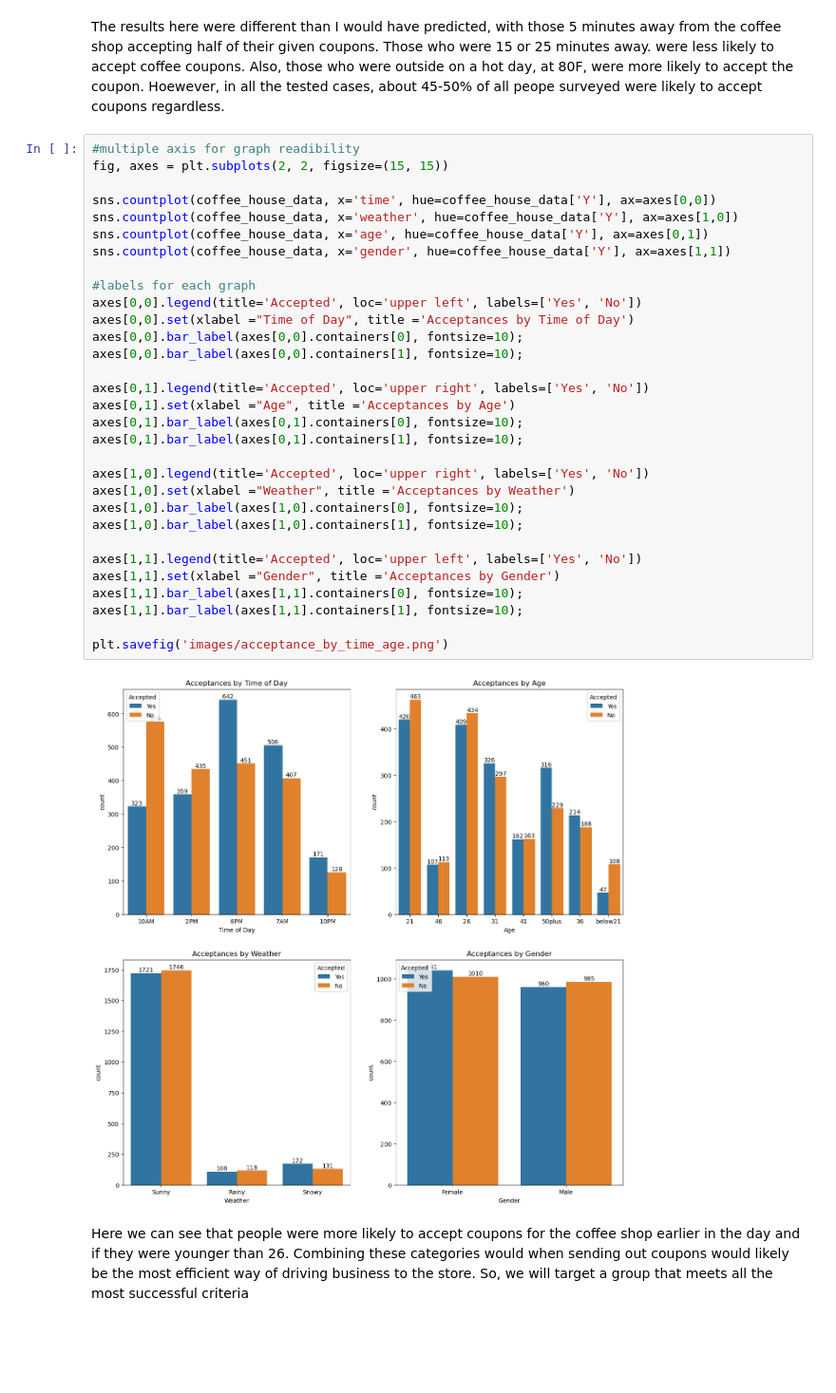
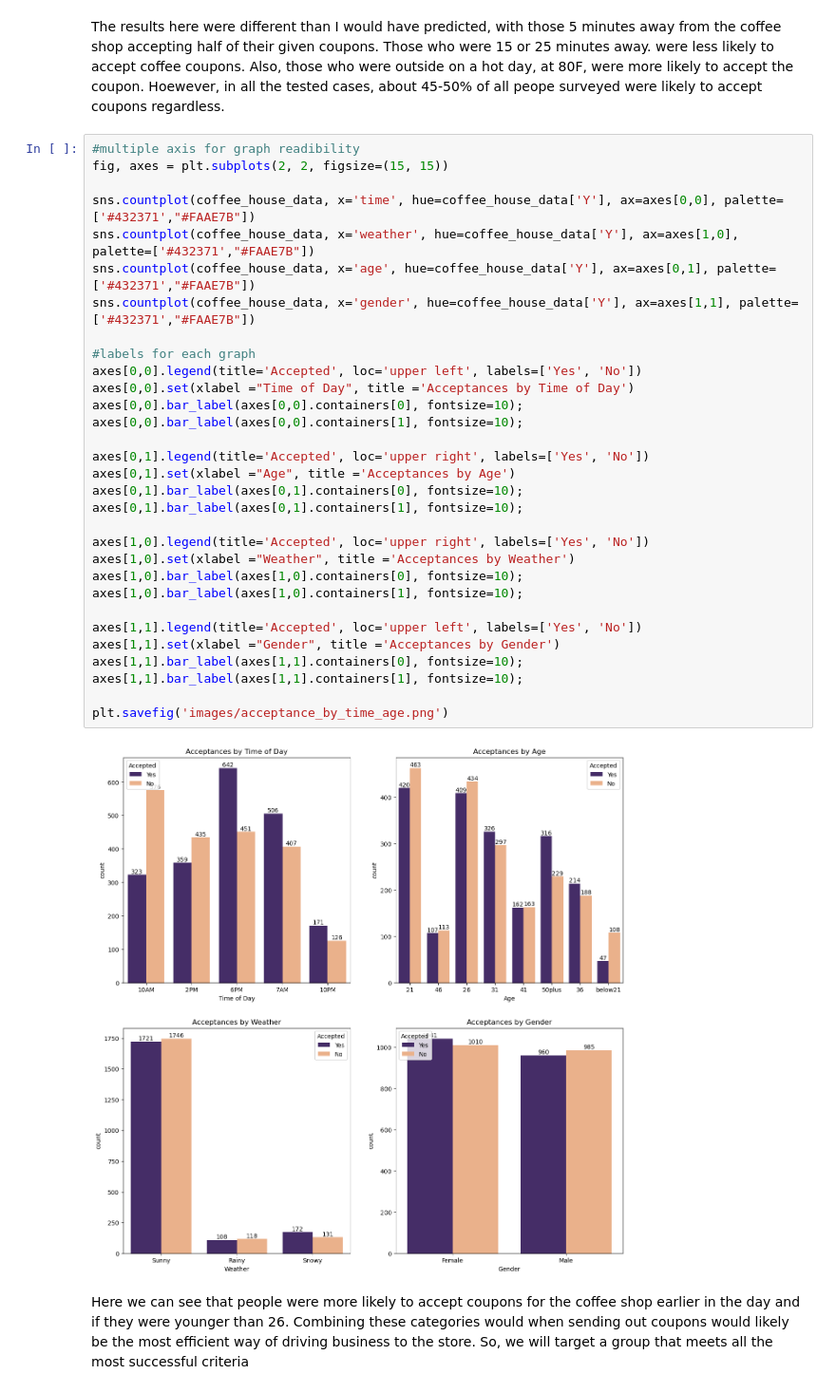
Before and after one commit to shahprincea/ml-coupon-4-customer, a Jupyter notebook: prompt.ipynb, the cells around one changed output. Shown at 95% size. Cells and saved outputs as stored; diff of their text form; blank space fills up the shorter version.

```diff
--- a/prompt.ipynb
+++ b/prompt.ipynb
@@ -366,36 +366,36 @@ The results here were different than I would have predicted, with those 5 minute
 # %%
 #multiple axis for graph readibility
 fig, axes = plt.subplots(2, 2, figsize=(15, 15))
 
-sns.countplot(coffee_house_data, x='time', hue=coffee_house_data['Y'], ax=axes[0,0])
-sns.countplot(coffee_house_data, x='weather', hue=coffee_house_data['Y'], ax=axes[1,0])
-sns.countplot(coffee_house_data, x='age', hue=coffee_house_data['Y'], ax=axes[0,1])
-sns.countplot(coffee_house_data, x='gender', hue=coffee_house_data['Y'], ax=axes[1,1])
+sns.countplot(coffee_house_data, x='time', hue=coffee_house_data['Y'], ax=axes[0,0], palette=['#432371',"#FAAE7B"])
+sns.countplot(coffee_house_data, x='weather', hue=coffee_house_data['Y'], ax=axes[1,0], palette=['#432371',"#FAAE7B"])
+sns.countplot(coffee_house_data, x='age', hue=coffee_house_data['Y'], ax=axes[0,1], palette=['#432371',"#FAAE7B"])
+sns.countplot(coffee_house_data, x='gender', hue=coffee_house_data['Y'], ax=axes[1,1], palette=['#432371',"#FAAE7B"])
 
 #labels for each graph
 axes[0,0].legend(title='Accepted', loc='upper left', labels=['Yes', 'No'])
 axes[0,0].set(xlabel ="Time of Day", title ='Acceptances by Time of Day')
 axes[0,0].bar_label(axes[0,0].containers[0], fontsize=10);
 axes[0,0].bar_label(axes[0,0].containers[1], fontsize=10);
 
 axes[0,1].legend(title='Accepted', loc='upper right', labels=['Yes', 'No'])
 axes[0,1].set(xlabel ="Age", title ='Acceptances by Age')
 axes[0,1].bar_label(axes[0,1].containers[0], fontsize=10);
 axes[0,1].bar_label(axes[0,1].containers[1], fontsize=10);
 
 axes[1,0].legend(title='Accepted', loc='upper right', labels=['Yes', 'No'])
 axes[1,0].set(xlabel ="Weather", title ='Acceptances by Weather')
 axes[1,0].bar_label(axes[1,0].containers[0], fontsize=10);
 axes[1,0].bar_label(axes[1,0].containers[1], fontsize=10);
 
 axes[1,1].legend(title='Accepted', loc='upper left', labels=['Yes', 'No'])
 axes[1,1].set(xlabel ="Gender", title ='Acceptances by Gender')
 axes[1,1].bar_label(axes[1,1].containers[0], fontsize=10);
 axes[1,1].bar_label(axes[1,1].containers[1], fontsize=10);
 
 plt.savefig('images/acceptance_by_time_age.png')
 # %% [output]
-[figure, old version]
+[figure, new version]
 # %% [markdown]
 Here we can see that people were more likely to accept coupons for the coffee shop earlier in the day and if they were younger than 26. Combining these categories would when sending out coupons would likely be the most efficient way of driving business to the store. So, we will target a group that meets all the most successful criteria
 # %%
```
Also changed, not shown: parts of 11 cells of this notebook, 8 other files.
